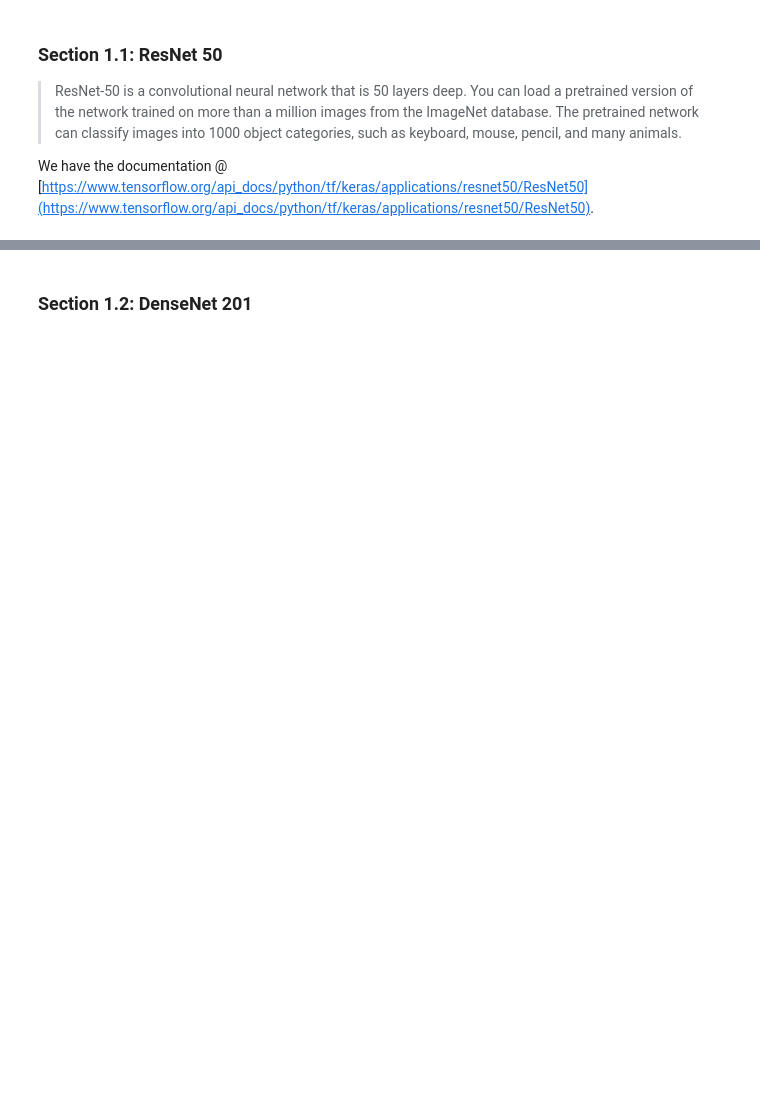
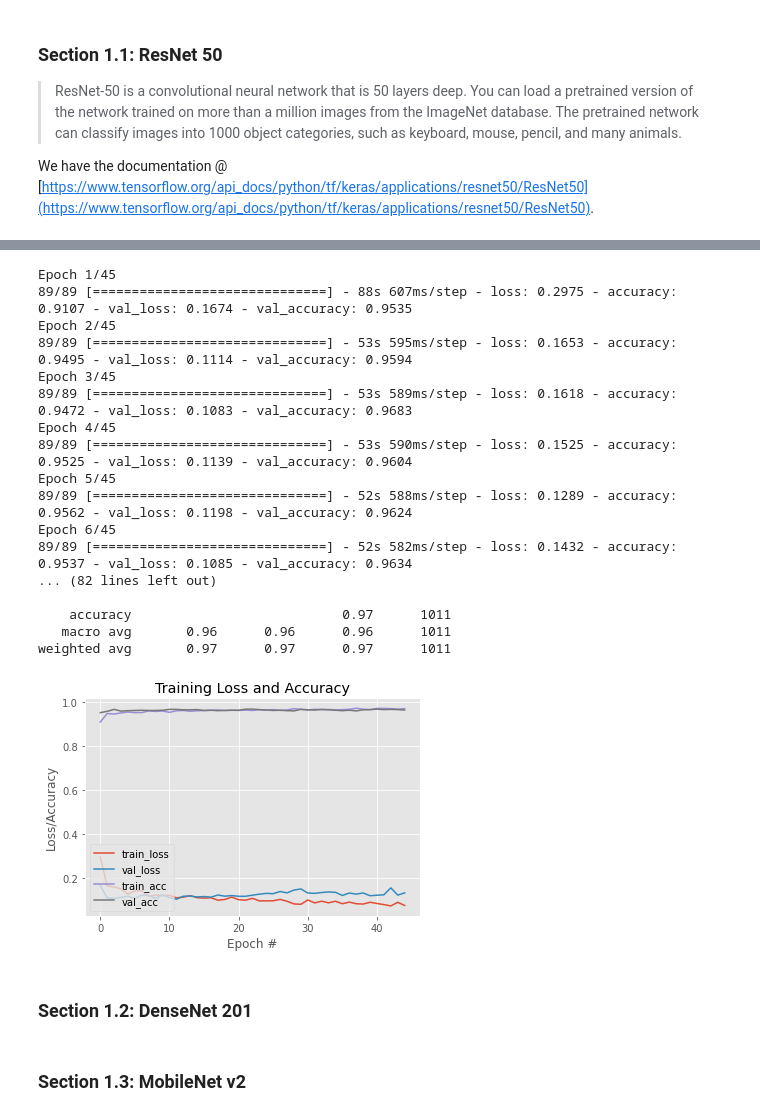
Before and after one commit to anweshandev/face-mask, a Jupyter notebook: Face_Mask_Detection.ipynb, the cells around one changed output, grey strips where cells are left out. Drawn from its saved outputs; the diff is of its cells as text; code cells hidden in the pictures; blank space fills up the shorter version.

```diff
--- a/Face_Mask_Detection.ipynb
+++ b/Face_Mask_Detection.ipynb
@@ -59,4 +68,5 @@ As most libraries are common, we try to import these all at once.
 # %%
+import os
 import random
 import matplotlib.pyplot as plt
 import numpy as np
@@ -67,7 +77,8 @@ from tensorflow.keras.layers import Dense
 from tensorflow.keras.layers import Dropout
 from tensorflow.keras.layers import Flatten
 from tensorflow.keras.layers import Input
-from tensorflow.keras.layers import MaxPooling2D
+# from tensorflow.keras.layers import MaxPooling2D
+from tensorflow.keras.layers import AveragePooling2D
 from tensorflow.keras.models import Model
 from tensorflow.keras.optimizers import Adam
 from tensorflow.keras.preprocessing.image import ImageDataGenerator
@@ -90,9 +101,13 @@ img_to_arr = []
 
 for category in categories:
     path = os.path.join(dir, category)
-    for img in os.listdir(path):
+    x = os.listdir(path)
+    if category == "without_mask":
+       x = x[0:int(0.3 * len(x))]
+    for i in range(0, len(x)):
+        img = x[i]
         path_img = os.path.join(path, img)
-        print("Loading %s" % path_img)
+        print("Loading %d out of %d in %s" % ((i+1), len(x), category))
         # see from tensorflow.keras.preprocessing.image import load_img
         image = load_img(path_img, target_size=(224, 224))
         # from tensorflow.keras.preprocessing.image import img_to_array
@@ -134,8 +131,12 @@ from tensorflow.keras.applications.resnet50 import preprocess_input as resnet50_
 data = []
 labels = []
 
-for img in img_to_arr.append:
-  image, category = img.image, img.category
+batch_size = 45
+intial_learning_rate = 0.003
+epoch = 20
+
+for img in img_to_arr:
+  image, category = img['image'], img['category']
   # from tensorflow.keras.applications.* import preprocess_input
   image = resnet50_preprocess_input(image)
   # Append the image at index (x)
@@ -179,7 +180,7 @@ resnet_model = ResNet50(
 resnet_head_model = resnet_model.output
 # 224 / 32 = 7
 # Window create -> Shifting
-resnet_head_model = MaxPooling2D(pool_size=(7, 7))(resnet_head_model)
+resnet_head_model = AveragePooling2D(pool_size=(7, 7))(resnet_head_model)
 
 # Feature Map flatted to 1D Formation
 resnet_head_model = Flatten(name="flatten")(resnet_head_model)
@@ -245,5 +246,6 @@ plt.title("Training Loss and Accuracy")
 plt.xlabel("Epoch #")
 plt.ylabel("Loss/Accuracy")
 plt.legend(loc="lower left")
-plot_path = os.path.join(os.path.abspath("models"), "resnet.png")
+plot_path = os.path.join(os.path.abspath("plot"), "resnet.png")
 plt.savefig(plot_path)
+# %% [output]
@@ -250,3 +254,21 @@ plt.savefig(plot_path)
+Epoch 1/45
+89/89 [==============================] - 88s 607ms/step - loss: 0.2975 - accuracy: 0.9107 - val_loss: 0.1674 - val_accuracy: 0.9535
+Epoch 2/45
+89/89 [==============================] - 53s 595ms/step - loss: 0.1653 - accuracy: 0.9495 - val_loss: 0.1114 - val_accuracy: 0.9594
+Epoch 3/45
+89/89 [==============================] - 53s 589ms/step - loss: 0.1618 - accuracy: 0.9472 - val_loss: 0.1083 - val_accuracy: 0.9683
+Epoch 4/45
+89/89 [==============================] - 53s 590ms/step - loss: 0.1525 - accuracy: 0.9525 - val_loss: 0.1139 - val_accuracy: 0.9604
+Epoch 5/45
+89/89 [==============================] - 52s 588ms/step - loss: 0.1289 - accuracy: 0.9562 - val_loss: 0.1198 - val_accuracy: 0.9624
+Epoch 6/45
+89/89 [==============================] - 52s 582ms/step - loss: 0.1432 - accuracy: 0.9537 - val_loss: 0.1085 - val_accuracy: 0.9634
+... (82 lines left out)
+
+    accuracy                           0.97      1011
+   macro avg       0.96      0.96      0.96      1011
+weighted avg       0.97      0.97      0.97      1011
+[figure, added]
 # %% [markdown]
 ### Section 1.2: DenseNet 201
 # %%
@@ -371 +401,3 @@ plot_path = os.path.join(os.path.abspath("models"), "resnet.png")
 plt.savefig(plot_path)
+# %% [markdown]
+### Section 1.3: MobileNet v2
```
Also changed, not shown: parts of 8 cells of this notebook, 17 other files.
